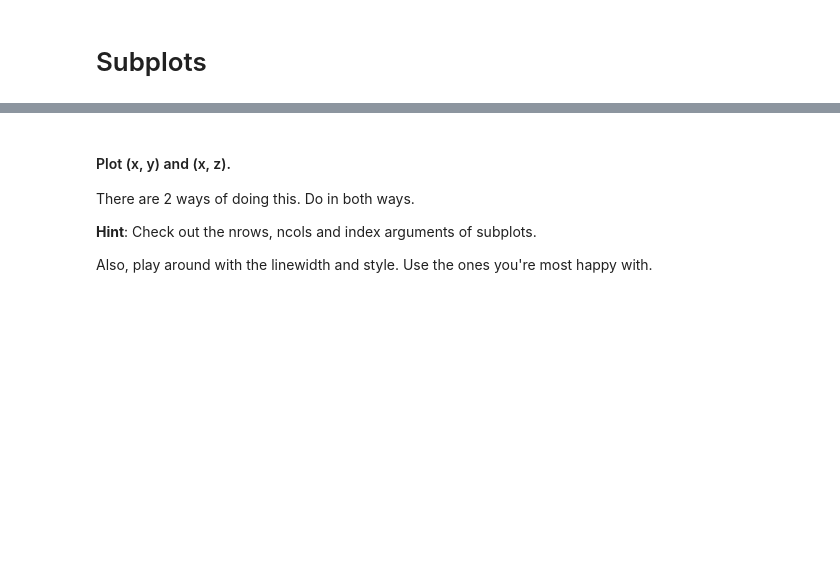
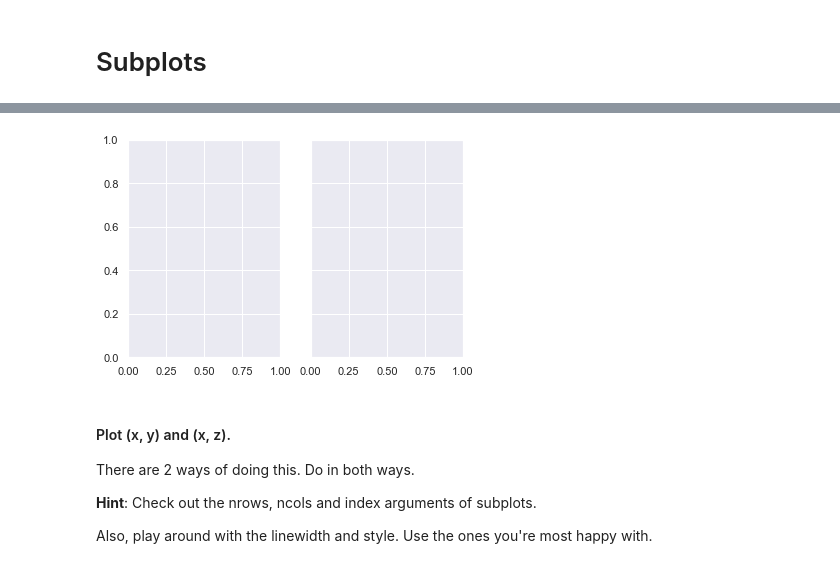
Before and after one commit to Fvperez1/dataptmad0522_labs, a Jupyter notebook: module-2/matplotlib-seaborn/your-code/Matplotlib & Seaborn.ipynb, the cells around one changed output, grey strips where cells are left out. Saved outputs shown, nothing was run; the diff lists cells and outputs as text; code cells hidden in the pictures; blank space fills up the shorter version.

```diff
--- a/module-2/matplotlib-seaborn/your-code/Matplotlib & Seaborn.ipynb
+++ b/module-2/matplotlib-seaborn/your-code/Matplotlib & Seaborn.ipynb
@@ -103,7 +105,10 @@ plt.show()
 # %%
 x = np.arange(0,100)
 y = x*2
 z = x**2
+fig, ax = plt.subplots(1, 2, sharey=True)
+# %% [output]
+[figure, added]
 # %% [markdown]
 #### Plot (x, y) and (x, z).
 There are 2 ways of doing this. Do in both ways.
```
Also changed, not shown: parts of 19 cells of this notebook.
